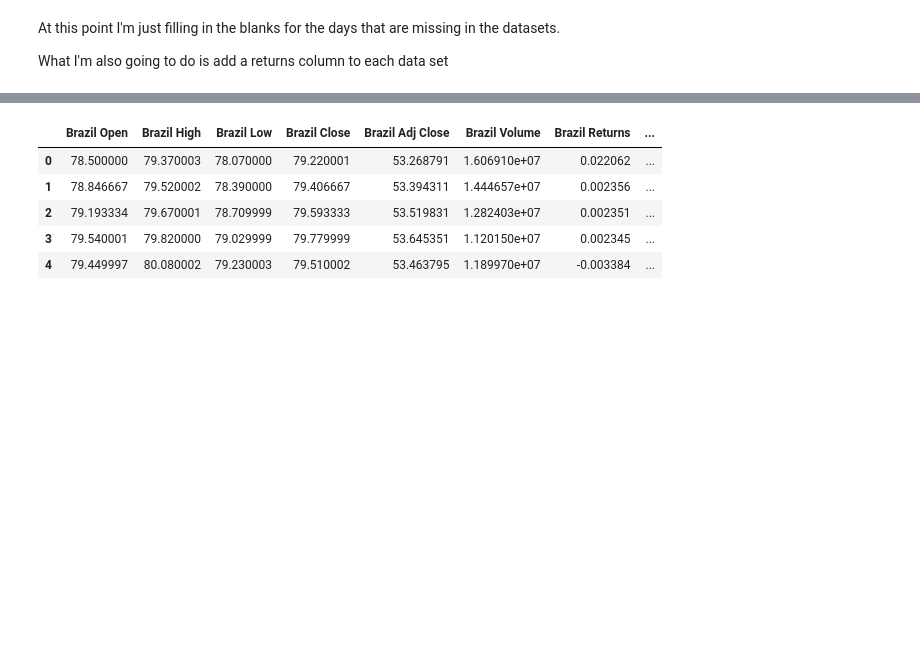
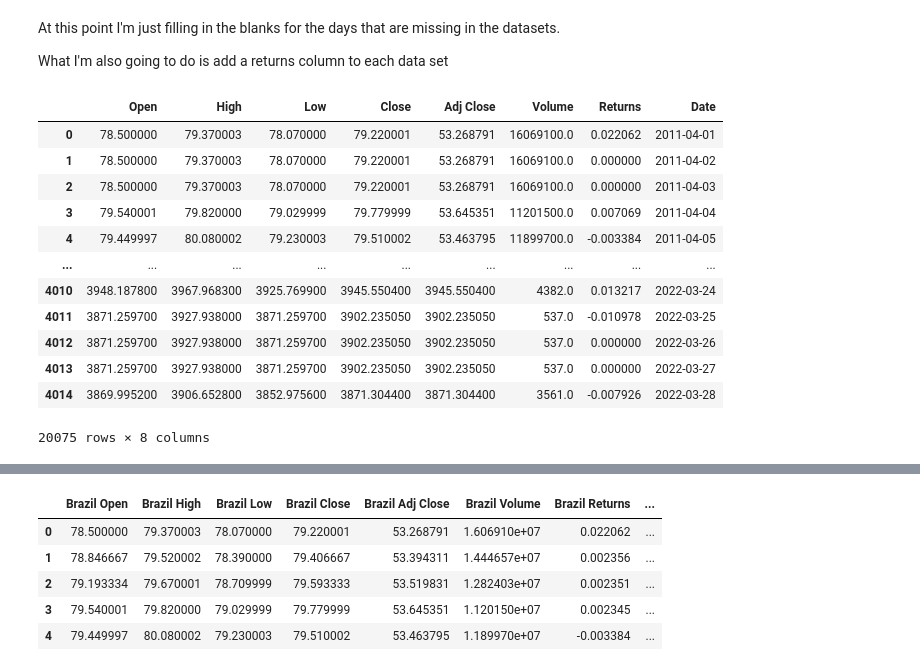
Before and after one commit to ntsikaniceguy/Research, a Jupyter notebook: data_cleaning_notebook.ipynb, the cells around one changed output, grey strips where cells are left out. Saved outputs shown, nothing was run; the diff lists cells and outputs as text; code cells hidden in the pictures; blank space fills up the shorter version.

```diff
--- a/data_cleaning_notebook.ipynb
+++ b/data_cleaning_notebook.ipynb
@@ -145,6 +145,22 @@ df_features = (
                 .assign(week_of_year = df.Date.dt.week)
                 .assign(year = df.Date.dt.year)
               )
+# %%
+df
+# %% [output]
+|  | Open | High | Low | Close | Adj Close | Volume | Returns | Date |
+| 0 | 78.500000 | 79.370003 | 78.070000 | 79.220001 | 53.268791 | 16069100.0 | 0.022062 | 2011-04-01 |
+| 1 | 78.500000 | 79.370003 | 78.070000 | 79.220001 | 53.268791 | 16069100.0 | 0.000000 | 2011-04-02 |
+| 2 | 78.500000 | 79.370003 | 78.070000 | 79.220001 | 53.268791 | 16069100.0 | 0.000000 | 2011-04-03 |
+| 3 | 79.540001 | 79.820000 | 79.029999 | 79.779999 | 53.645351 | 11201500.0 | 0.007069 | 2011-04-04 |
+| 4 | 79.449997 | 80.080002 | 79.230003 | 79.510002 | 53.463795 | 11899700.0 | -0.003384 | 2011-04-05 |
+| ... | ... | ... | ... | ... | ... | ... | ... | ... |
+| 4010 | 3948.187800 | 3967.968300 | 3925.769900 | 3945.550400 | 3945.550400 | 4382.0 | 0.013217 | 2022-03-24 |
+| 4011 | 3871.259700 | 3927.938000 | 3871.259700 | 3902.235050 | 3902.235050 | 537.0 | -0.010978 | 2022-03-25 |
+| 4012 | 3871.259700 | 3927.938000 | 3871.259700 | 3902.235050 | 3902.235050 | 537.0 | 0.000000 | 2022-03-26 |
+| 4013 | 3871.259700 | 3927.938000 | 3871.259700 | 3902.235050 | 3902.235050 | 537.0 | 0.000000 | 2022-03-27 |
+| 4014 | 3869.995200 | 3906.652800 | 3852.975600 | 3871.304400 | 3871.304400 | 3561.0 | -0.007926 | 2022-03-28 |
+20075 rows × 8 columns
 # %%
 def generate_cyclical_features(df, col_name, period, start_num=0):
     kwargs = {
```
Also changed, not shown: parts of 8 cells of this notebook, 25 other files.
